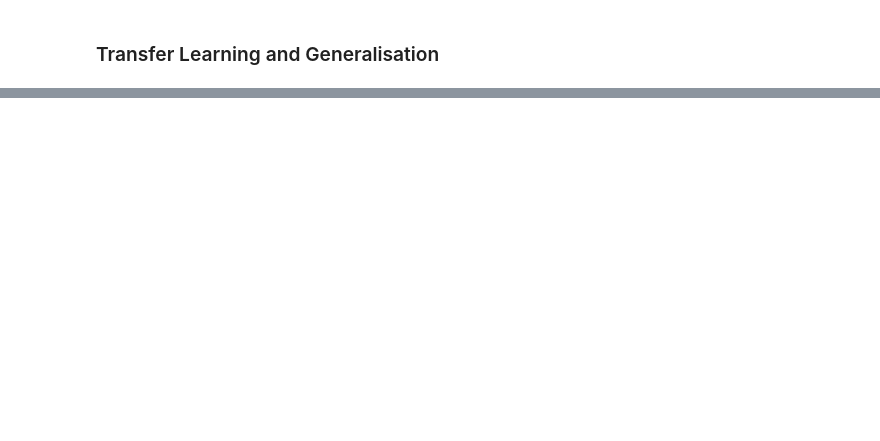
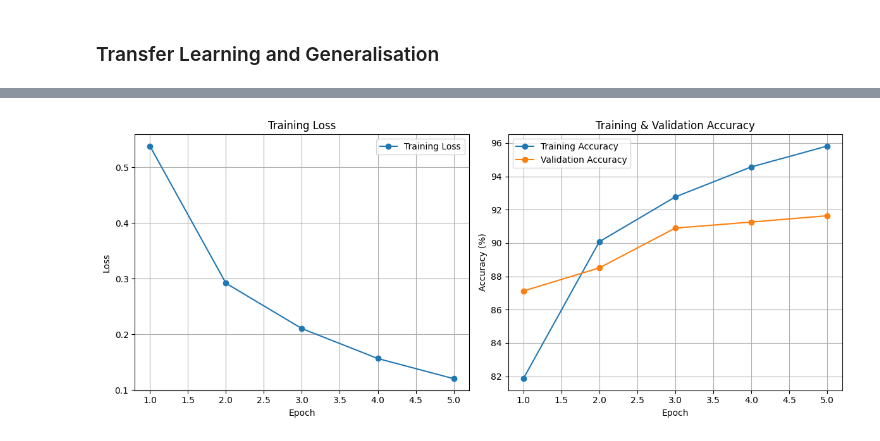
Before and after one commit to HaiderDawoodKhan/ATML-PA0, a Jupyter notebook: task1.ipynb, the cells around one changed output, grey strips where cells are left out. Drawn from its saved outputs; the diff is of its cells as text; code cells hidden in the pictures; blank space fills up the shorter version.

```diff
--- a/task1.ipynb
+++ b/task1.ipynb
@@ -559,0 +482,28 @@ if __name__ == "__main__":
+# %%
+training_losses = [0.5380, 0.2918, 0.2104, 0.1566, 0.1204]
+training_accuracies = [81.86, 90.08, 92.77, 94.57, 95.82]
+validation_accuracies = [87.12, 88.51, 90.90, 91.26, 91.64]
+
+fig, axs = plt.subplots(1, 2, figsize=(12, 5))
+
+# Plot training loss
+axs[0].plot(range(1, num_epochs + 1), training_losses, marker='o', label='Training Loss')
+axs[0].set_xlabel('Epoch')
+axs[0].set_ylabel('Loss')
+axs[0].set_title('Training Loss')
+axs[0].grid(True)
+axs[0].legend()
+
+# Plot accuracies
+axs[1].plot(range(1, num_epochs + 1), training_accuracies, marker='o', label='Training Accuracy')
+axs[1].plot(range(1, num_epochs + 1), validation_accuracies, marker='o', label='Validation Accuracy')
+axs[1].set_xlabel('Epoch')
+axs[1].set_ylabel('Accuracy (%)')
+axs[1].set_title('Training & Validation Accuracy')
+axs[1].grid(True)
+axs[1].legend()
+
+plt.tight_layout()
+plt.show()
+# %% [output]
+[figure, added]
```
Also changed, not shown: parts of 8 cells of this notebook, 4 other files.
